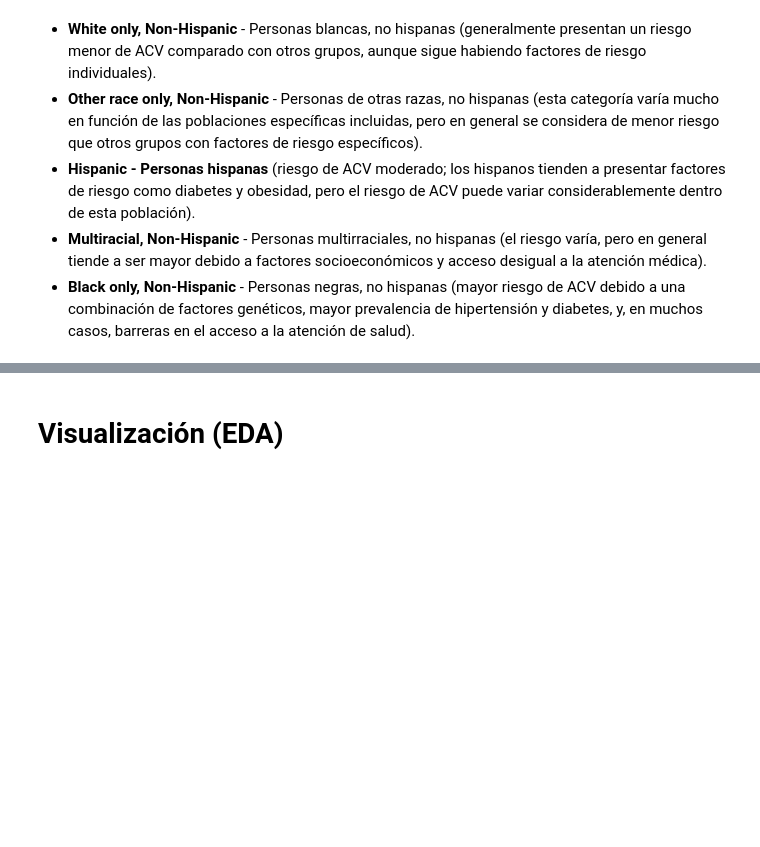
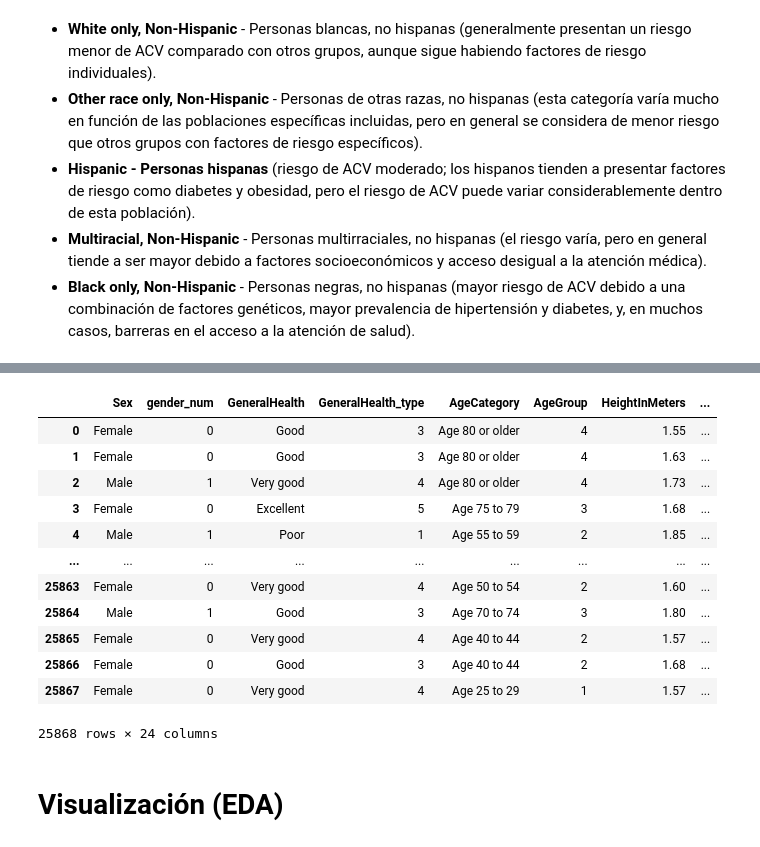
Before and after one commit to manuelfranceschi/ML_StrokePrediction, a Jupyter notebook: notebooks/02-LimpiezaEDA-df2.ipynb, the cells around one changed output, grey strips where cells are left out. Drawn from its saved outputs; the diff is of its cells as text; code cells hidden in the pictures; blank space fills up the shorter version.

```diff
--- a/notebooks/02-LimpiezaEDA-df2.ipynb
+++ b/notebooks/02-LimpiezaEDA-df2.ipynb
@@ -152,3 +193,19 @@ df.insert(df.columns.get_loc('race_ethnicity_map') + 1, 'raceEthnicityGroup', df
+# %%
+df
+# %% [output]
+|  | Sex | gender_num | GeneralHealth | GeneralHealth_type | AgeCategory | AgeGroup | HeightInMeters | ... |
+| 0 | Female | 0 | Good | 3 | Age 80 or older | 4 | 1.55 | ... |
+| 1 | Female | 0 | Good | 3 | Age 80 or older | 4 | 1.63 | ... |
+| 2 | Male | 1 | Very good | 4 | Age 80 or older | 4 | 1.73 | ... |
+| 3 | Female | 0 | Excellent | 5 | Age 75 to 79 | 3 | 1.68 | ... |
+| 4 | Male | 1 | Poor | 1 | Age 55 to 59 | 2 | 1.85 | ... |
+| ... | ... | ... | ... | ... | ... | ... | ... | ... |
+| 25863 | Female | 0 | Very good | 4 | Age 50 to 54 | 2 | 1.60 | ... |
+| 25864 | Male | 1 | Good | 3 | Age 70 to 74 | 3 | 1.80 | ... |
+| 25865 | Female | 0 | Very good | 4 | Age 40 to 44 | 2 | 1.57 | ... |
+| 25866 | Female | 0 | Good | 3 | Age 40 to 44 | 2 | 1.68 | ... |
+| 25867 | Female | 0 | Very good | 4 | Age 25 to 29 | 1 | 1.57 | ... |
+25868 rows × 24 columns
 # %% [markdown]
 # Visualización (EDA)
 # %%
```
Also changed, not shown: parts of 14 cells of this notebook, 12 other files.
